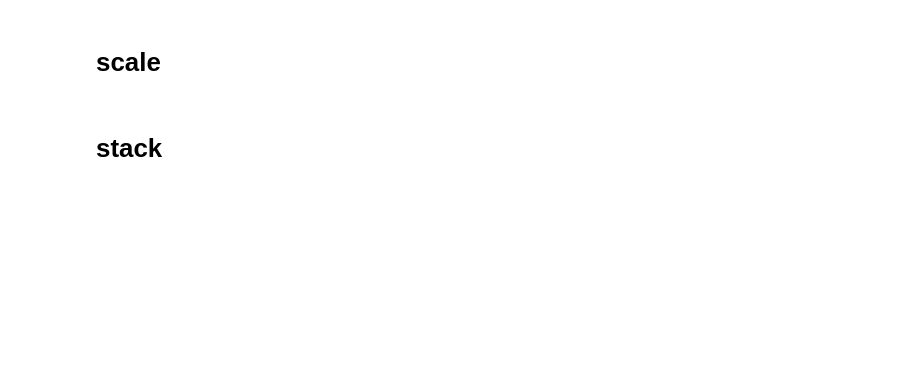
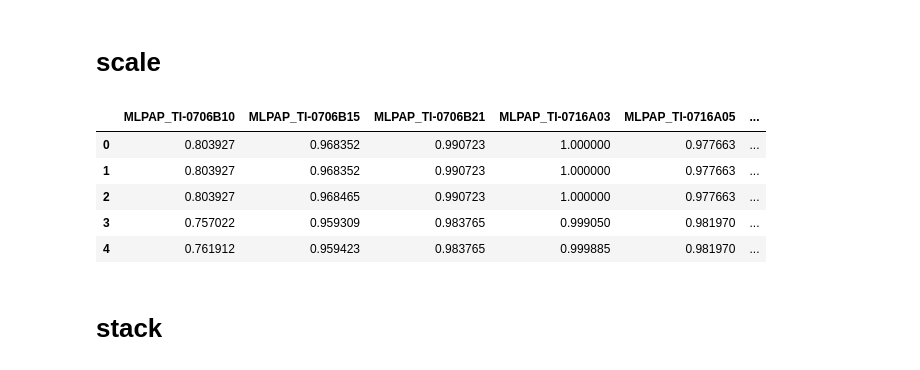
Before and after one commit to skywalker0803r/pa, a Jupyter notebook: cnn-time-stack.ipynb, the cells around one changed output. Saved outputs shown, nothing was run; the diff lists cells and outputs as text; code cells hidden in the pictures; blank space fills up the shorter version.

```diff
--- a/cnn-time-stack.ipynb
+++ b/cnn-time-stack.ipynb
@@ -38,15 +39,22 @@ df.head()
 # %% [markdown]
 # scale
 # %%
-#from sklearn.preprocessing import MinMaxScaler
+from sklearn.preprocessing import MinMaxScaler
 
-#x_col = df.drop('target',axis=1).columns.tolist()
-#y_col = 'target'
+x_col = df.drop('target',axis=1).columns.tolist()
+y_col = 'target'
 
-#sc = MinMaxScaler()
-#df[x_col] = sc.fit_transform(df[x_col])
+sc = MinMaxScaler()
+df[x_col] = sc.fit_transform(df[x_col])
 
-#df.head()
+df.head()
+# %% [output]
+|  | MLPAP_TI-0706B10 | MLPAP_TI-0706B15 | MLPAP_TI-0706B21 | MLPAP_TI-0716A03 | MLPAP_TI-0716A05 | ... |
+| 0 | 0.803927 | 0.968352 | 0.990723 | 1.000000 | 0.977663 | ... |
+| 1 | 0.803927 | 0.968352 | 0.990723 | 1.000000 | 0.977663 | ... |
+| 2 | 0.803927 | 0.968465 | 0.990723 | 1.000000 | 0.977663 | ... |
+| 3 | 0.757022 | 0.959309 | 0.983765 | 0.999050 | 0.981970 | ... |
+| 4 | 0.761912 | 0.959423 | 0.983765 | 0.999885 | 0.981970 | ... |
 # %% [markdown]
 # stack
 # %%
```
Also changed, not shown: parts of 10 cells of this notebook, 1 other file.
